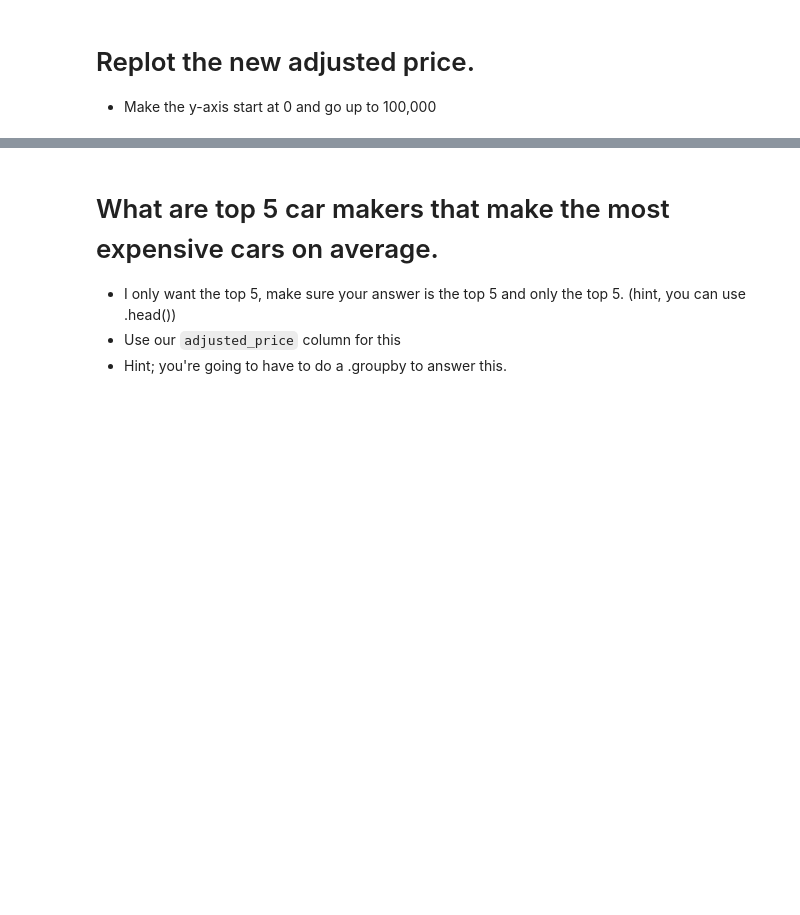
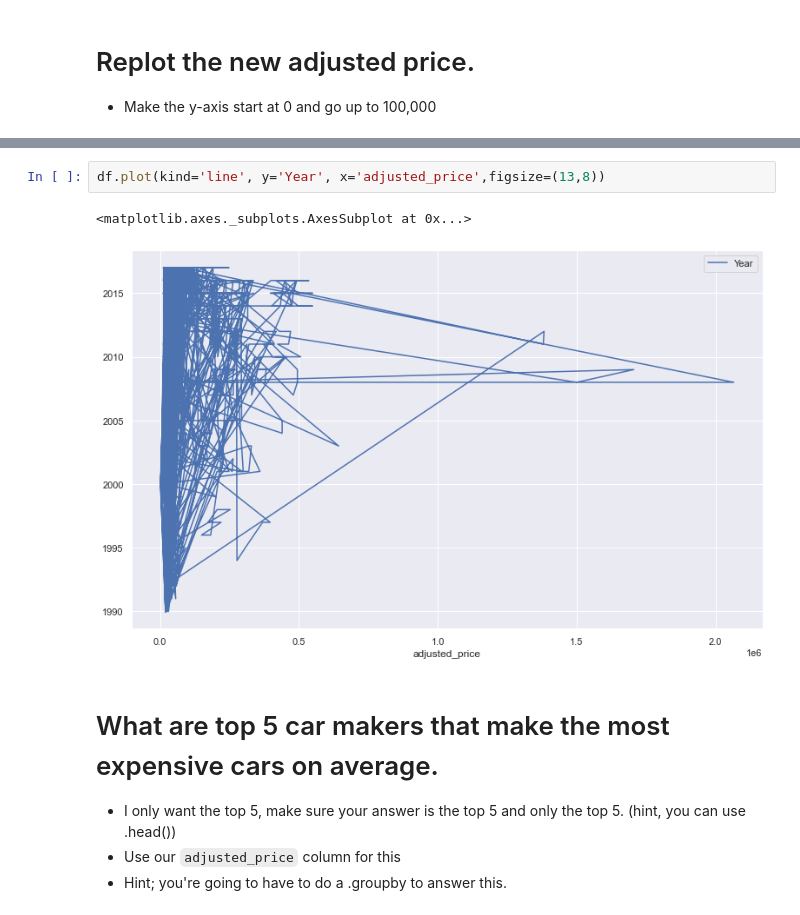
Before and after one commit to shariahoque01/2022-fall-data-science, a Jupyter notebook: Week-02-EDA/Exercise-EDA.ipynb, the cells around one changed output, grey strips where cells are left out. Cells and saved outputs as stored; diff of their text form; blank space fills up the shorter version.

```diff
--- a/Week-02-EDA/Exercise-EDA.ipynb
+++ b/Week-02-EDA/Exercise-EDA.ipynb
@@ -187,3 +187,8 @@ KeyError: 'Column not found: adjusted_price'
+# %%
+df.plot(kind='line', y='Year', x='adjusted_price',figsize=(13,8))
+# %% [output]
+<matplotlib.axes._subplots.AxesSubplot at 0x...>
+[figure, added]
 # %% [markdown]
 # What are top 5 car makers that make the most expensive cars on average.
 * I only want the top 5, make sure your answer is the top 5 and only the top 5. (hint, you can use .head())
```
Also changed, not shown: parts of 2 cells of this notebook.
